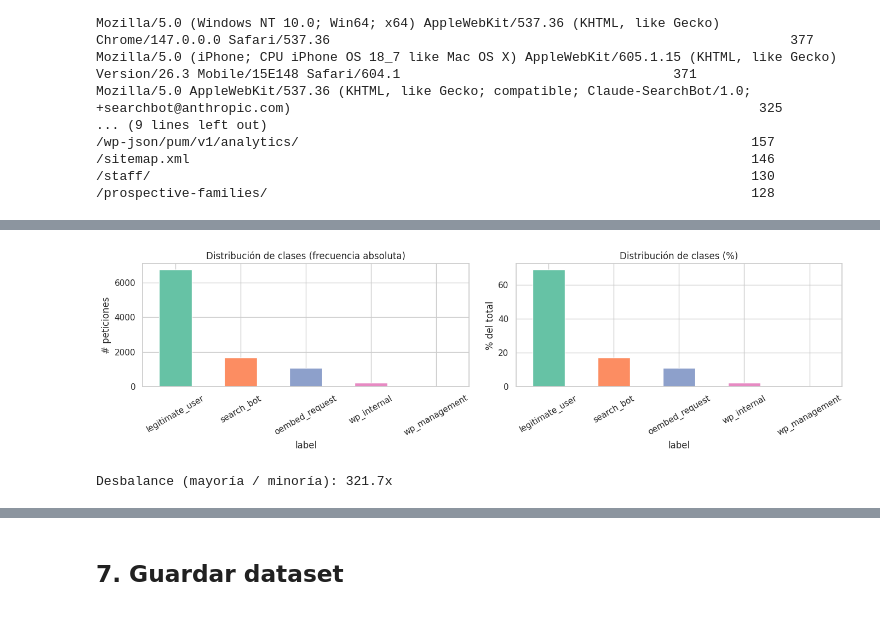
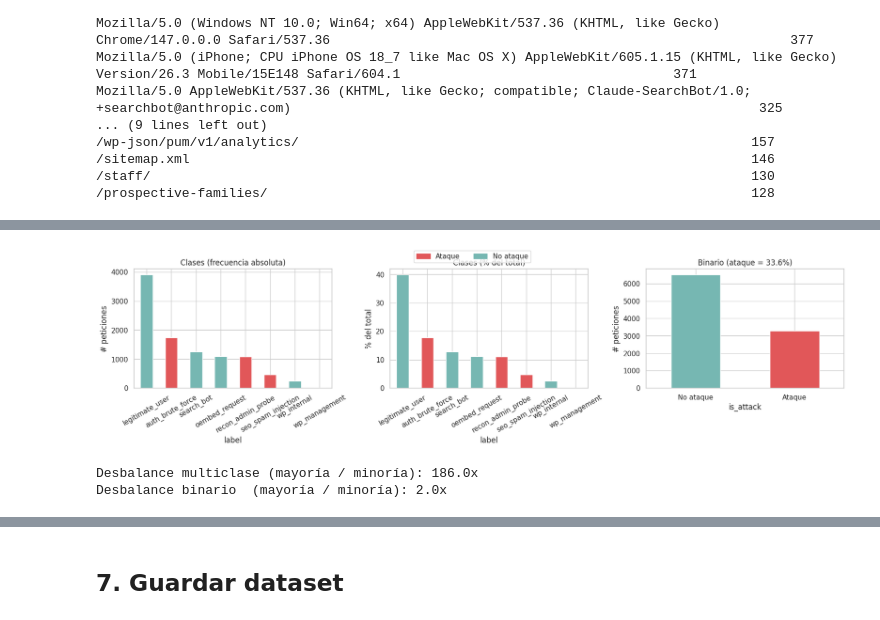
Before and after one commit to andresmidisabana/AlgNoSupervisados, a Jupyter notebook: ML_Ingesta_Preparacion_Etiquetado.ipynb, the cells around one changed output, grey strips where cells are left out. Drawn from its saved outputs; the diff is of its cells as text; code cells hidden in the pictures.

```diff
--- a/ML_Ingesta_Preparacion_Etiquetado.ipynb
+++ b/ML_Ingesta_Preparacion_Etiquetado.ipynb
@@ -117,10 +117,8 @@ df["has_query"]      = df["path"].str.contains(r"\?", regex=True).astype(int)
 df["query_length"]   = df["path"].str.split("?").str[1].fillna("").str.len()
 df["path_n_pct"]     = df["path"].str.count("%")
 
-df["is_error"]       = (df["status"] >= 400).astype(int)
-
 df[[
     "hour", "dayofweek", "path_length", "path_n_slashes",
-    "has_query", "query_length", "path_n_pct", "is_error"
+    "has_query", "query_length", "path_n_pct"
 ]].describe().round(2)
 # %% [output]
@@ -135,0 +284,10 @@ df[[
+# %%
+ATTACK_LABELS = {lbl for lbl, (mitre, _) in MITRE_TECHNIQUES.items() if mitre is not None}
+df["is_attack"] = df["label"].isin(ATTACK_LABELS)
+
+print("Distribución binaria:")
+print(df["is_attack"].value_counts())
+print(f"\n% de ataques: {df['is_attack'].mean() * 100:.2f}%")
+
+print("\nClases agrupadas por is_attack:")
+print(df.groupby("is_attack")["label"].value_counts())
@@ -218,20 +367,40 @@ dtype: int64
 # %%
-fig, axes = plt.subplots(1, 2, figsize=(14, 4))
+ATTACK_COLOR     = "#e15759"
+NON_ATTACK_COLOR = "#76b7b2"
+
+fig, axes = plt.subplots(1, 3, figsize=(17, 4.5))
 
 counts = df["label"].value_counts()
-counts.plot(kind="bar", ax=axes[0], color=sns.color_palette("Set2", len(counts)))
-axes[0].set_title("Distribución de clases (frecuencia absoluta)")
+colors = [ATTACK_COLOR if lbl in ATTACK_LABELS else NON_ATTACK_COLOR for lbl in counts.index]
+
+# 1. Multiclase, frecuencia absoluta
+counts.plot(kind="bar", ax=axes[0], color=colors)
+axes[0].set_title("Clases (frecuencia absoluta)")
 axes[0].set_ylabel("# peticiones"); axes[0].tick_params(axis="x", rotation=30)
 
-(counts / counts.sum() * 100).plot(kind="bar", ax=axes[1], color=sns.color_palette("Set2", len(counts)))
-axes[1].set_title("Distribución de clases (%)")
+# 2. Multiclase, porcentaje
+(counts / counts.sum() * 100).plot(kind="bar", ax=axes[1], color=colors)
+axes[1].set_title("Clases (% del total)")
 axes[1].set_ylabel("% del total"); axes[1].tick_params(axis="x", rotation=30)
+
+# 3. Binario: ataque vs no-ataque
+binary_counts = df["is_attack"].value_counts().rename({True: "Ataque", False: "No ataque"})
+binary_counts.plot(kind="bar", ax=axes[2], color=[NON_ATTACK_COLOR, ATTACK_COLOR])
+axes[2].set_title(f"Binario (ataque = {df['is_attack'].mean()*100:.1f}%)")
+axes[2].set_ylabel("# peticiones"); axes[2].tick_params(axis="x", rotation=0)
+
+# Leyenda compartida
+from matplotlib.patches import Patch
+legend = [Patch(color=ATTACK_COLOR, label="Ataque"), Patch(color=NON_ATTACK_COLOR, label="No ataque")]
+fig.legend(handles=legend, loc="upper center", ncol=2, bbox_to_anchor=(0.5, 1.02))
 
 plt.tight_layout()
 plt.show()
 
-print(f"\nDesbalance (mayoría / minoría): {counts.max() / counts.min():.1f}x")
+print(f"Desbalance multiclase (mayoría / minoría): {counts.max() / counts.min():.1f}x")
+print(f"Desbalance binario  (mayoría / minoría): {binary_counts.max() / binary_counts.min():.1f}x")
 # %% [output]
-[figure, old version]
+[figure, new version]
-Desbalance (mayoría / minoría): 321.7x
+Desbalance multiclase (mayoría / minoría): 186.0x
+Desbalance binario  (mayoría / minoría): 2.0x
 # %%
```
Also changed, not shown: parts of 11 cells of this notebook.
